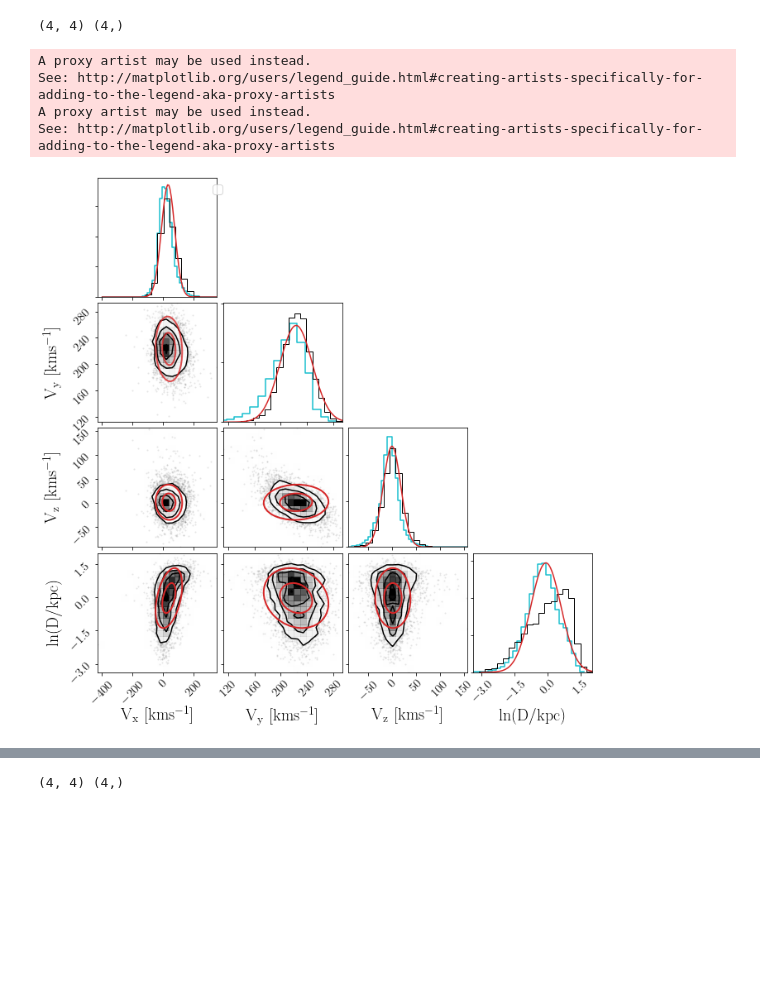
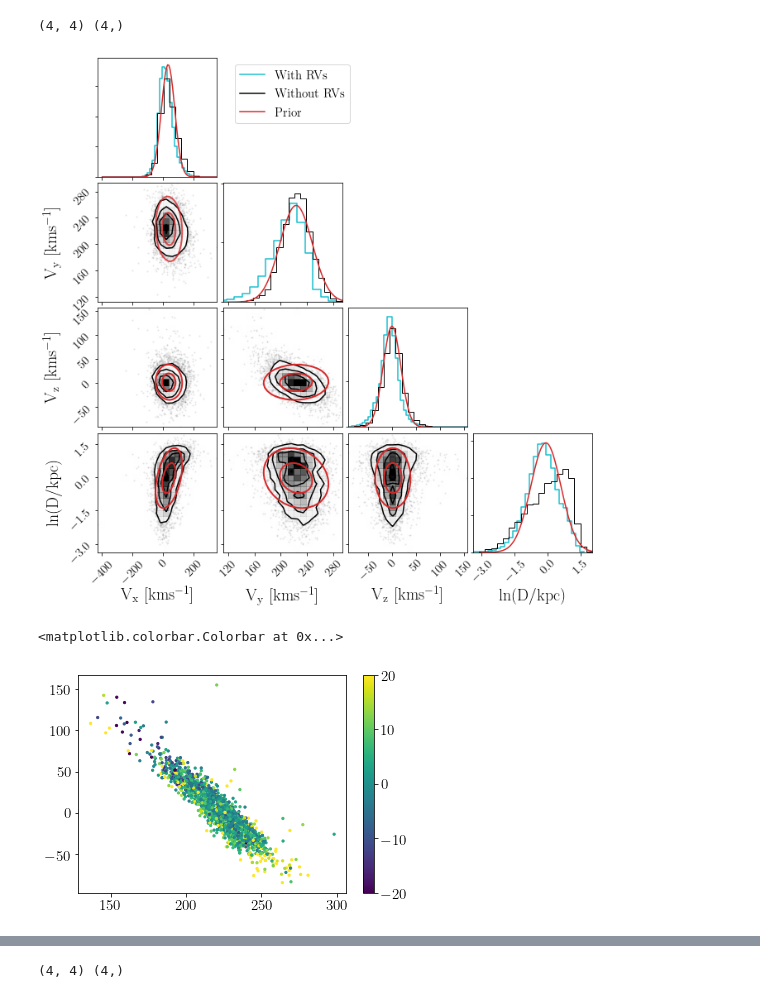
Before and after one commit to RuthAngus/kepler_kinematics, a Jupyter notebook: notebooks/Plot_results.ipynb, the cells around one changed output, grey strips where cells are left out. Cells and saved outputs as stored; diff of their text form; code cells hidden in the pictures; blank space fills up the shorter version.

```diff
--- a/notebooks/Plot_results.ipynb
+++ b/notebooks/Plot_results.ipynb
@@ -331,13 +331,13 @@ axes = np.array(figure.axes).reshape((ndim, ndim))
 # Vx
 axx = axes[0, 0]
 H, bins = np.histogram(vx, nbins+20, density=True)
-line2 = axx.step(bins[:-1], H, zorder=0, color=color2, label="$\mathrm{With~RVs}$")
+axx.step(bins[:-1], H, zorder=0, color=color2, label="$\mathrm{With~RVs}$")
+axx.plot([0, 0], [0, 0], "k-", label="$\mathrm{Without~RVs}$")
 xs = np.linspace(bins[0], bins[-1], 100)
-line3 = axx.plot(xs, gauss(xs, mu[0], np.sqrt(cov[0, 0])), color=color, label="$\mathrm{Prior}$")
+axx.plot(xs, gauss(xs, mu[0], np.sqrt(cov[0, 0])), color=color, label="$\mathrm{Prior}$")
 ylim = axx.get_ylim()
 axx.set_ylim(ylim[0], ylim[1]*1.1)
-axx.legend((line2, line3), ("$\mathrm{With~RVs}$", "$\mathrm{Prior}$"), bbox_to_anchor=(1.1, 1))
-# plt.legend(bbox_to_anchor=(1.1, 1))
+axx.legend(bbox_to_anchor=(1.1, 1))
 
 # Vy
 axy = axes[1, 1]
@@ -377,37 +377,41 @@ confidence_ellipse_mod(vx_c, vz_c, _cov, axxz, n_std=2, lw=2, edgecolor=color, z
 confidence_ellipse_mod(vx_c, vz_c, _cov, axxz, n_std=1, lw=2, edgecolor=color, zorder=10, alpha=lalpha)
 
 # Vx lnD
 axxd = axes[3, 0]
 _cov = np.array([[cov[0, 0], cov[0, 3]], [cov[3, 0], cov[3, 3]]])
 confidence_ellipse_mod(vx_c, lnD_c, _cov, axxd, n_std=2, lw=2, edgecolor=color, zorder=10, alpha=lalpha)
 confidence_ellipse_mod(vx_c, lnD_c, _cov, axxd, n_std=1, lw=2, edgecolor=color, zorder=10, alpha=lalpha)
 
 
 # Vy Vz
 axyz = axes[2, 1]
 _cov = np.array([[cov[1, 1], cov[1, 2]], [cov[2, 1], cov[2, 2]]])
 confidence_ellipse_mod(vy_c, vz_c, _cov, axyz, n_std=2, lw=2, edgecolor=color, zorder=10, alpha=lalpha)
 confidence_ellipse_mod(vy_c, vz_c, _cov, axyz, n_std=1, lw=2, edgecolor=color, zorder=10, alpha=lalpha)
 
 # Vy lnD
 axyd = axes[3, 1]
 _cov = np.array([[cov[1, 1], cov[1, 3]], [cov[3, 1], cov[3, 3]]])
 confidence_ellipse_mod(vy_c, lnD_c, _cov, axyd, n_std=2, lw=2, edgecolor=color, zorder=10, alpha=lalpha)
 confidence_ellipse_mod(vy_c, lnD_c, _cov, axyd, n_std=1, lw=2, edgecolor=color, zorder=10, alpha=lalpha)
 
 # Vy lnD
 axzd = axes[3, 2]
 _cov = np.array([[cov[2, 2], cov[2, 3]], [cov[3, 2], cov[3, 3]]])
 confidence_ellipse_mod(vz_c, lnD_c, _cov, axzd, n_std=2, lw=2, edgecolor=color, zorder=10, alpha=lalpha)
 confidence_ellipse_mod(vz_c, lnD_c, _cov, axzd, n_std=1, lw=2, edgecolor=color, zorder=10, alpha=lalpha)
 
 plt.savefig("../plots/results")
 plt.savefig("../paper/results.pdf")
 # %% [output]
-A proxy artist may be used instead.
-See: http://matplotlib.org/users/legend_guide.html#creating-artists-specifically-for-adding-to-the-legend-aka-proxy-artists
-A proxy artist may be used instead.
-See: http://matplotlib.org/users/legend_guide.html#creating-artists-specifically-for-adding-to-the-legend-aka-proxy-artists
-[figure, old version]
+[figure, new version]
+# %%
+plt.scatter(adf.vy_inferred.values, adf.vz_inferred.values, c=adf.vz_inferred.values-adf.vz.values, s=5, vmin=-20, vmax=20)
+# plt.scatter(adf.vy_inferred.values, adf.vz_inferred.values, c=adf.vy_inferred.values-adf.vy.values, s=5, vmin=-100, vmax=100)
+
+plt.colorbar()
+# %% [output]
+<matplotlib.colorbar.Colorbar at 0x...>
+[figure, added]
 # %%
 def resid_plot(vx, vy, vz, vx_inferred, vy_inferred, vz_inferred, vx_inferred_err, vy_inferred_err, vz_inferred_err,
```
Also changed, not shown: parts of 2 cells of this notebook, 4 other files.
